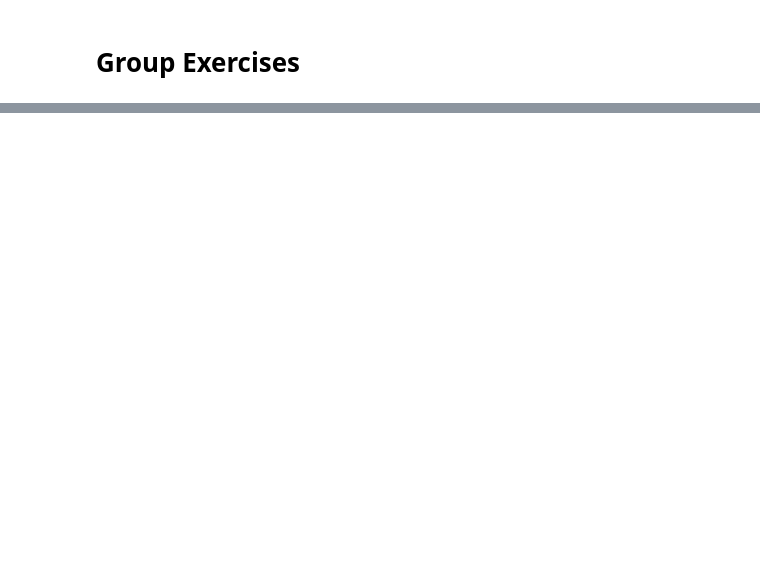
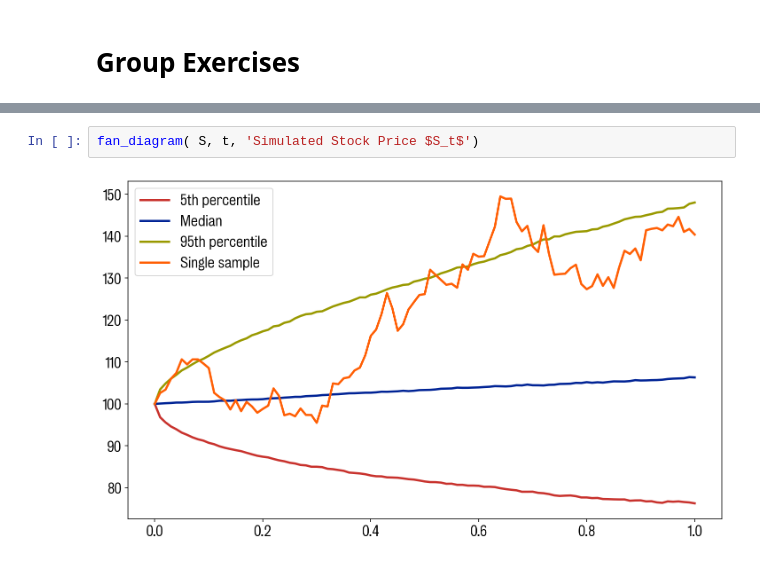
Before and after one commit to XLalex/-----, a Jupyter notebook: 9GroupExercises.ipynb, the cells around one changed output, grey strips where cells are left out. Saved outputs shown, nothing was run; the diff lists cells and outputs as text; blank space fills up the shorter version.

```diff
--- a/9GroupExercises.ipynb
+++ b/9GroupExercises.ipynb
@@ -30,0 +81,4 @@ Can you think of any other tests you could perform to test the validity of our m
+# %%
+fan_diagram( S, t, 'Simulated Stock Price $S_t$')
+# %% [output]
+[figure, added]
```
Also changed, not shown: parts of 8 cells of this notebook, 1 other file.
